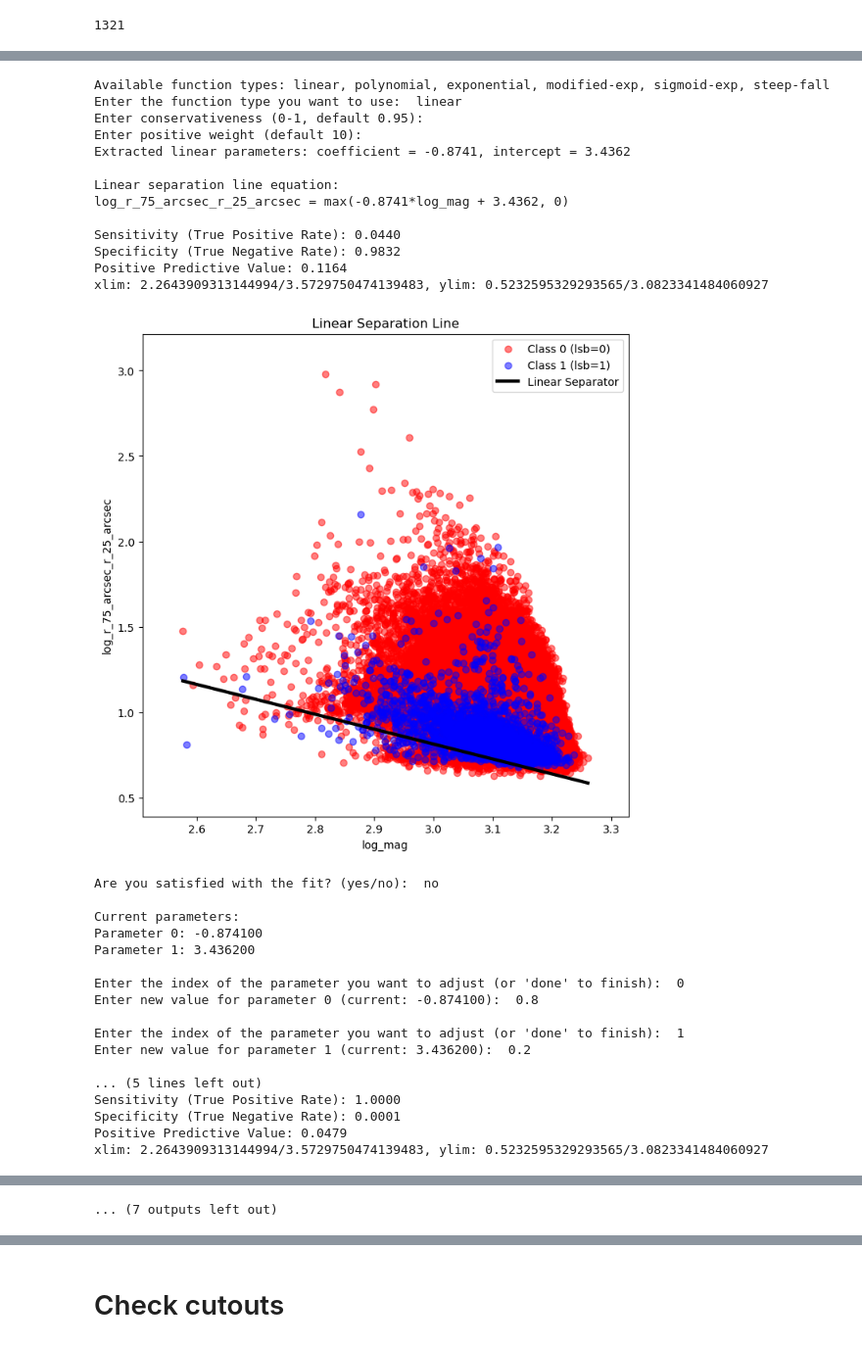
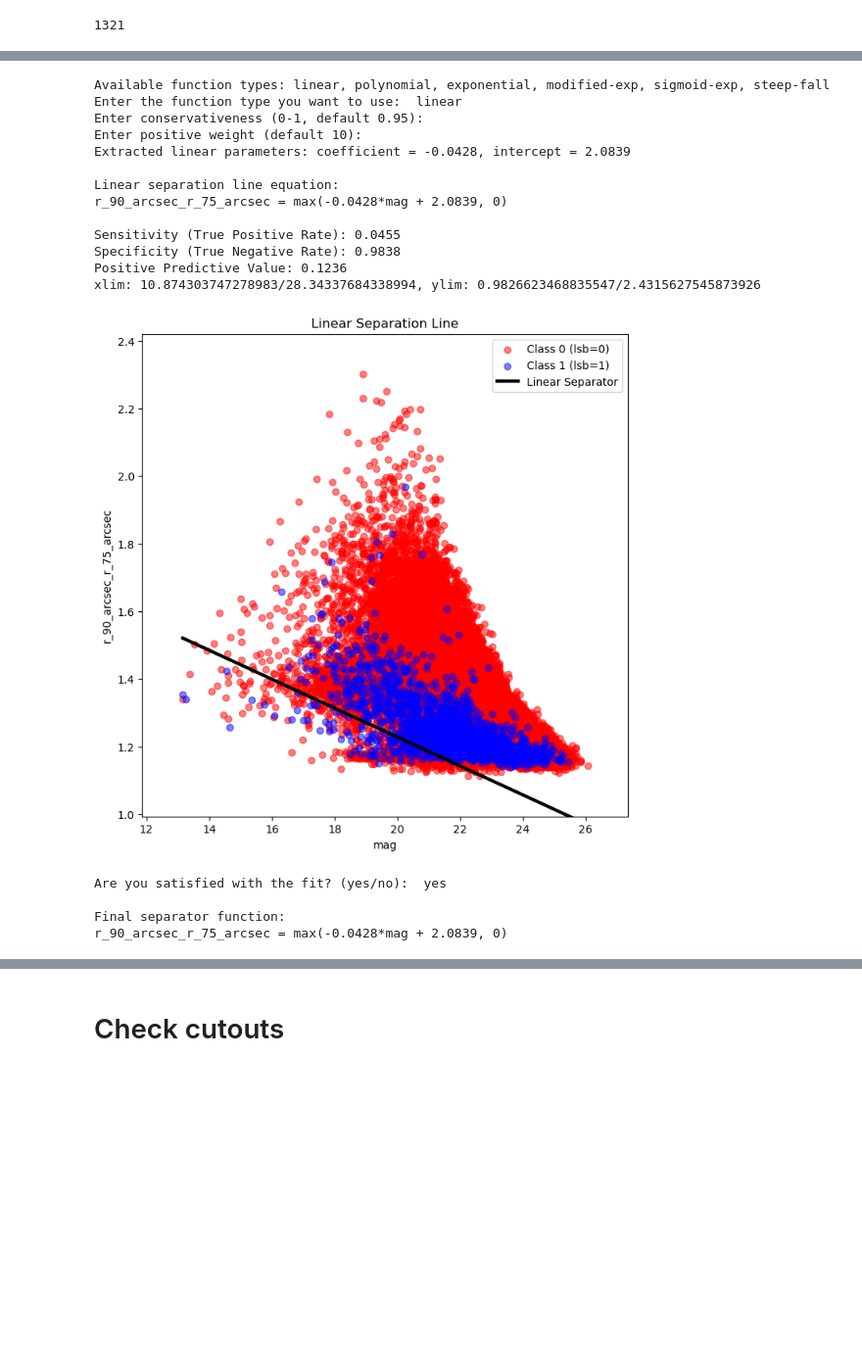
Before and after one commit to heesters-nick/DwarForge, a Jupyter notebook: notebooks/data_accretion.ipynb, the cells around one changed output, grey strips where cells are left out. Shown at 98% size. Drawn from its saved outputs; the diff is of its cells as text; code cells hidden in the pictures; blank space fills up the shorter version.

```diff
--- a/notebooks/data_accretion.ipynb
+++ b/notebooks/data_accretion.ipynb
@@ -1705,7 +1706,7 @@ def plot_params(df_dwarf, df_other, param1, param2, func_type='linear', func_par
 # %%
 %matplotlib widget
 
-band = 'ps-i'
+band = 'cfis_lsb-r'
 
 if band == 'whigs-g':
     a, b = 0.7063, 9.4420
@@ -1724,5 +1725,5 @@ elif band == 'ps-i':
     training_data = training_data_i
 
 param1, param2 = 'mag', 'mu' #('r_100_arcsec','r_90_arcsec') # 0.5952, 12.5157
-plot_params(df_dwarf, df_other, param1, param2, func_type='linear', func_params=[a, b], func_params1=[a1, b1], annotate=False, plot_func=False, print_filtered=False)
+plot_params(df_dwarf, df_other, param1, param2, func_type='linear', func_params=[a, b], func_params1=[a1, b1], annotate=False, plot_func=True, print_filtered=False)
 # %% [output]
@@ -2068,58 +2069,48 @@ def main(df, param1, param2, class_column):
         print(f"Positive Predictive Value: {ppv:.4f}")
 
         plot_separator(X, y, sep_func, param1, param2, chosen_type)
 
         satisfied = input("\nAre you satisfied with the fit? (yes/no): ").lower()
         if satisfied == 'yes':
             break
 
         sep_func, equation, popt = adjust_parameters(chosen_type, popt, param1)
 
     print("\nFinal separator function:")
     print(f"{param2} = {equation}")
 
 # Define column names
-PARAM1 = 'log_mag'
-PARAM2 = 'log_r_75_arcsec_r_25_arcsec'
+PARAM1 = 'mag'
+log_param1 = False
+PARAM2 = 'r_90_arcsec_r_75_arcsec'
+log_param2 = False
 CLASS_COLUMN = 'lsb'
 # Run the analysisparam
 if __name__ == "__main__":
     training_data_mod = training_data_i[training_data_i['r_10_arcsec'] > 0.].reset_index(drop=True)
     training_data_mod = training_data_mod[training_data_mod['r_25_arcsec'] > 0.].reset_index(drop=True)
     # training_data_mod = training_data_i[training_data_i['mu_median'] > 0.].reset_index(drop=True)
-    training_data_mod = add_fraction_to_df(training_data_mod, 'r_75_arcsec', 'r_25_arcsec', log=True)
+    training_data_mod = add_fraction_to_df(training_data_mod, 'r_90_arcsec', 'r_75_arcsec', log=log_param2)
     # training_data_mod = add_fraction_to_df(training_data_mod, 're_arcsec', 'r_10_arcsec', log=False)
-    training_data_mod = add_log_to_df(training_data_mod, 'mag')
+    if log_param1:
+        training_data_mod = add_log_to_df(training_data_mod, 'mag')
     main(training_data_mod, PARAM1, PARAM2, CLASS_COLUMN)
 # %% [output]
 Available function types: linear, polynomial, exponential, modified-exp, sigmoid-exp, steep-fall
 Enter the function type you want to use:  linear
 Enter conservativeness (0-1, default 0.95):
 Enter positive weight (default 10):
-Extracted linear parameters: coefficient = -0.8741, intercept = 3.4362
+Extracted linear parameters: coefficient = -0.0428, intercept = 2.0839
 
 Linear separation line equation:
-log_r_75_arcsec_r_25_arcsec = max(-0.8741*log_mag + 3.4362, 0)
+r_90_arcsec_r_75_arcsec = max(-0.0428*mag + 2.0839, 0)
 
-Sensitivity (True Positive Rate): 0.0440
-Specificity (True Negative Rate): 0.9832
-Positive Predictive Value: 0.1164
-xlim: 2.2643909313144994/3.5729750474139483, ylim: 0.5232595329293565/3.0823341484060927
+Sensitivity (True Positive Rate): 0.0455
+Specificity (True Negative Rate): 0.9838
+Positive Predictive Value: 0.1236
+xlim: 10.874303747278983/28.34337684338994, ylim: 0.9826623468835547/2.4315627545873926
-[figure, old version]
+[figure, new version]
-Are you satisfied with the fit? (yes/no):  no
+Are you satisfied with the fit? (yes/no):  yes
 
-Current parameters:
-Parameter 0: -0.874100
-Parameter 1: 3.436200
-
-Enter the index of the parameter you want to adjust (or 'done' to finish):  0
-Enter new value for parameter 0 (current: -0.874100):  0.8
-
-Enter the index of the parameter you want to adjust (or 'done' to finish):  1
-Enter new value for parameter 1 (current: 3.436200):  0.2
-
-... (5 lines left out)
-Sensitivity (True Positive Rate): 1.0000
-Specificity (True Negative Rate): 0.0001
-Positive Predictive Value: 0.0479
-xlim: 2.2643909313144994/3.5729750474139483, ylim: 0.5232595329293565/3.0823341484060927
+Final separator function:
+r_90_arcsec_r_75_arcsec = max(-0.0428*mag + 2.0839, 0)
@@ -2203,4 +2117,3 @@ xlim: 2.2643909313144994/3.5729750474139483, ylim: 0.5232595329293565/3.08233414
-... (7 outputs left out)
 # %%
 def filter_candidates(df, band):
     df_mod = df.copy()
```
Also changed, not shown: parts of 12 cells of this notebook, 11 other files.
